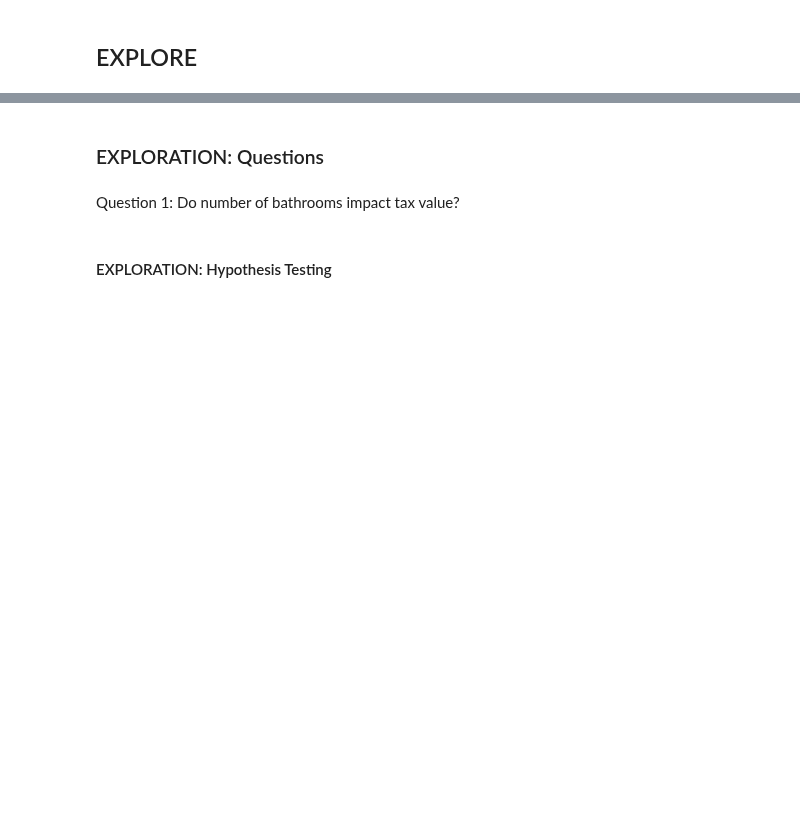
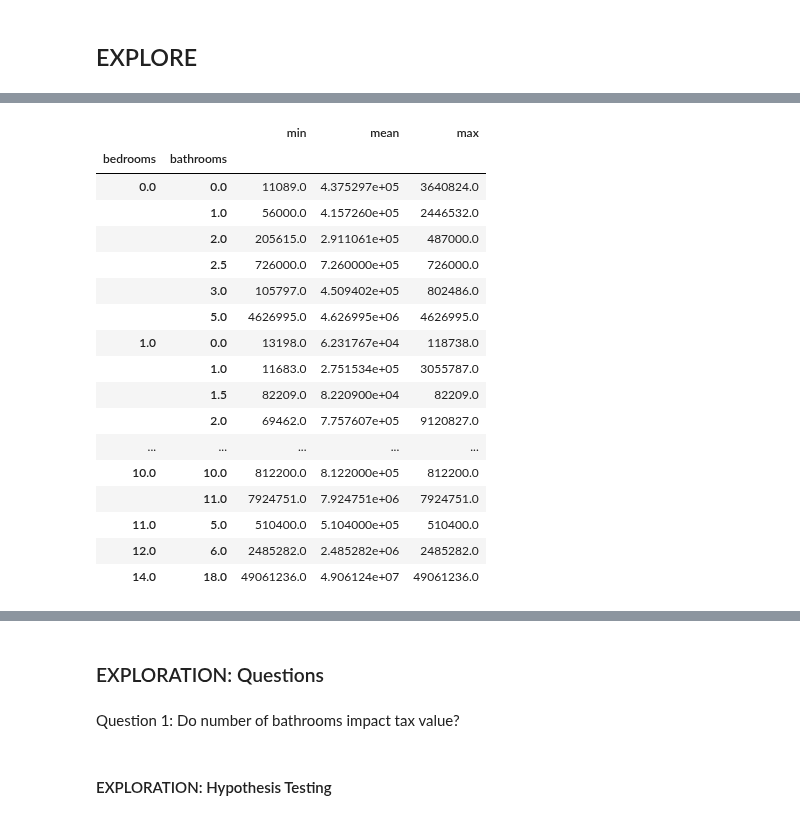
Before and after one commit to rachelrobbinsmayhill/regression-project, a Jupyter notebook: workbook_acquire_prepare.ipynb, the cells around one changed output, grey strips where cells are left out. Saved outputs shown, nothing was run; the diff lists cells and outputs as text; code cells hidden in the pictures; blank space fills up the shorter version.

```diff
--- a/workbook_acquire_prepare.ipynb
+++ b/workbook_acquire_prepare.ipynb
@@ -247,0 +338,21 @@ corr_matrix["tax_value"].sort_values(ascending=False).reset_index().style.backgr
+# %%
+df.groupby(['bedrooms', 'bathrooms']).assessed_value.agg(['min', 'mean', 'max'])
+# %% [output]
+|  |  | min | mean | max |
+| bedrooms | bathrooms |  |  |  |
+| 0.0 | 0.0 | 11089.0 | 4.375297e+05 | 3640824.0 |
+|  | 1.0 | 56000.0 | 4.157260e+05 | 2446532.0 |
+|  | 2.0 | 205615.0 | 2.911061e+05 | 487000.0 |
+|  | 2.5 | 726000.0 | 7.260000e+05 | 726000.0 |
+|  | 3.0 | 105797.0 | 4.509402e+05 | 802486.0 |
+|  | 5.0 | 4626995.0 | 4.626995e+06 | 4626995.0 |
+| 1.0 | 0.0 | 13198.0 | 6.231767e+04 | 118738.0 |
+|  | 1.0 | 11683.0 | 2.751534e+05 | 3055787.0 |
+|  | 1.5 | 82209.0 | 8.220900e+04 | 82209.0 |
+|  | 2.0 | 69462.0 | 7.757607e+05 | 9120827.0 |
+| ... | ... | ... | ... | ... |
+| 10.0 | 10.0 | 812200.0 | 8.122000e+05 | 812200.0 |
+|  | 11.0 | 7924751.0 | 7.924751e+06 | 7924751.0 |
+| 11.0 | 5.0 | 510400.0 | 5.104000e+05 | 510400.0 |
+| 12.0 | 6.0 | 2485282.0 | 2.485282e+06 | 2485282.0 |
+| 14.0 | 18.0 | 49061236.0 | 4.906124e+07 | 49061236.0 |
```
Also changed, not shown: parts of 35 cells of this notebook.
